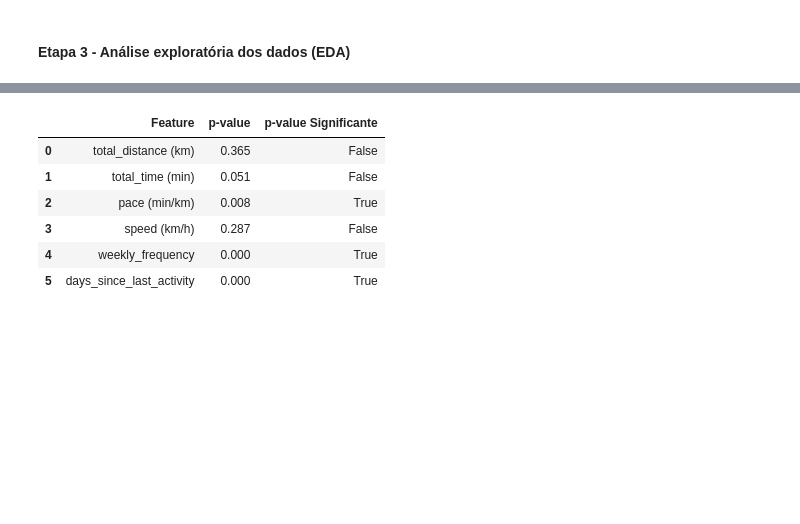
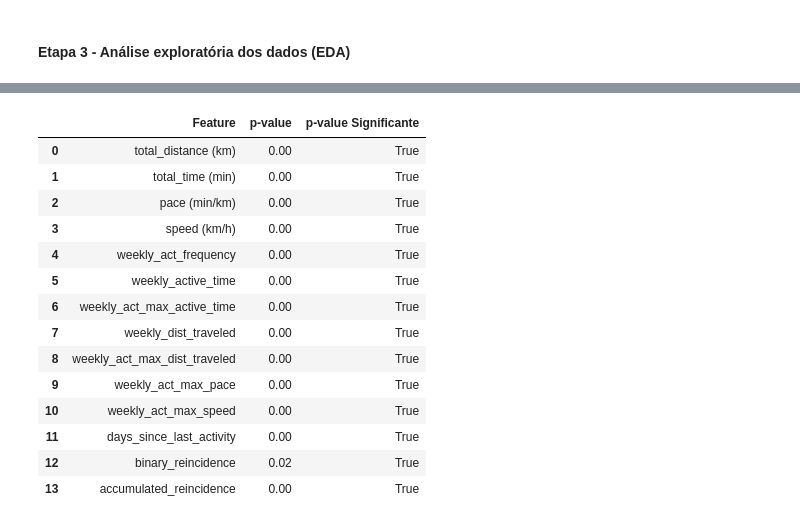
Before and after one commit to matheussmelo/running_inactivity_prediction, a Jupyter notebook: physical_inactivity_prediction_/scripts_prediction_model/final/st3_eda.ipynb, the cells around one changed output, grey strips where cells are left out. Saved outputs shown, nothing was run; the diff lists cells and outputs as text; code cells hidden in the pictures; blank space fills up the shorter version.

```diff
--- a/physical_inactivity_prediction_/scripts_prediction_model/final/st3_eda.ipynb
+++ b/physical_inactivity_prediction_/scripts_prediction_model/final/st3_eda.ipynb
@@ -171,30 +162,38 @@ fig.show()
 # %%
 # Teste de Mann-Whitney U para diferenciação das features em relação ao target
 mannwhitneyu_dict = {
     "Feature": [],
     "p-value": []
 }
 
 
 for feature in df_athletes_activities_features.columns:
     sem_lesao = df_athletes_activities.loc[df_athletes_activities['will_churn'] == 0 , feature]
     com_lesao = df_athletes_activities.loc[df_athletes_activities['will_churn'] == 1 , feature]
 
     U1, p = mannwhitneyu(sem_lesao, com_lesao, method="auto")
     U2, p = mannwhitneyu(com_lesao, sem_lesao, method="auto")
 
     mannwhitneyu_dict["Feature"].append(feature)
-    mannwhitneyu_dict["p-value"].append(round(p, 3))
+    mannwhitneyu_dict["p-value"].append(round(p, 2))
 
 df_mannwhitneyu = pd.DataFrame(mannwhitneyu_dict).reset_index(drop = True)
 
 df_mannwhitneyu['p-value Significante'] = df_mannwhitneyu['p-value'] < 0.05
 df_mannwhitneyu
 # %% [output]
 |  | Feature | p-value | p-value Significante |
-| 0 | total_distance (km) | 0.365 | False |
-| 1 | total_time (min) | 0.051 | False |
-| 2 | pace (min/km) | 0.008 | True |
-| 3 | speed (km/h) | 0.287 | False |
-| 4 | weekly_frequency | 0.000 | True |
-| 5 | days_since_last_activity | 0.000 | True |
+| 0 | total_distance (km) | 0.00 | True |
+| 1 | total_time (min) | 0.00 | True |
+| 2 | pace (min/km) | 0.00 | True |
+| 3 | speed (km/h) | 0.00 | True |
+| 4 | weekly_act_frequency | 0.00 | True |
+| 5 | weekly_active_time | 0.00 | True |
+| 6 | weekly_act_max_active_time | 0.00 | True |
+| 7 | weekly_dist_traveled | 0.00 | True |
+| 8 | weekly_act_max_dist_traveled | 0.00 | True |
+| 9 | weekly_act_max_pace | 0.00 | True |
+| 10 | weekly_act_max_speed | 0.00 | True |
+| 11 | days_since_last_activity | 0.00 | True |
+| 12 | binary_reincidence | 0.02 | True |
+| 13 | accumulated_reincidence | 0.00 | True |
```
Also changed, not shown: parts of 14 cells of this notebook, 1 other file.
